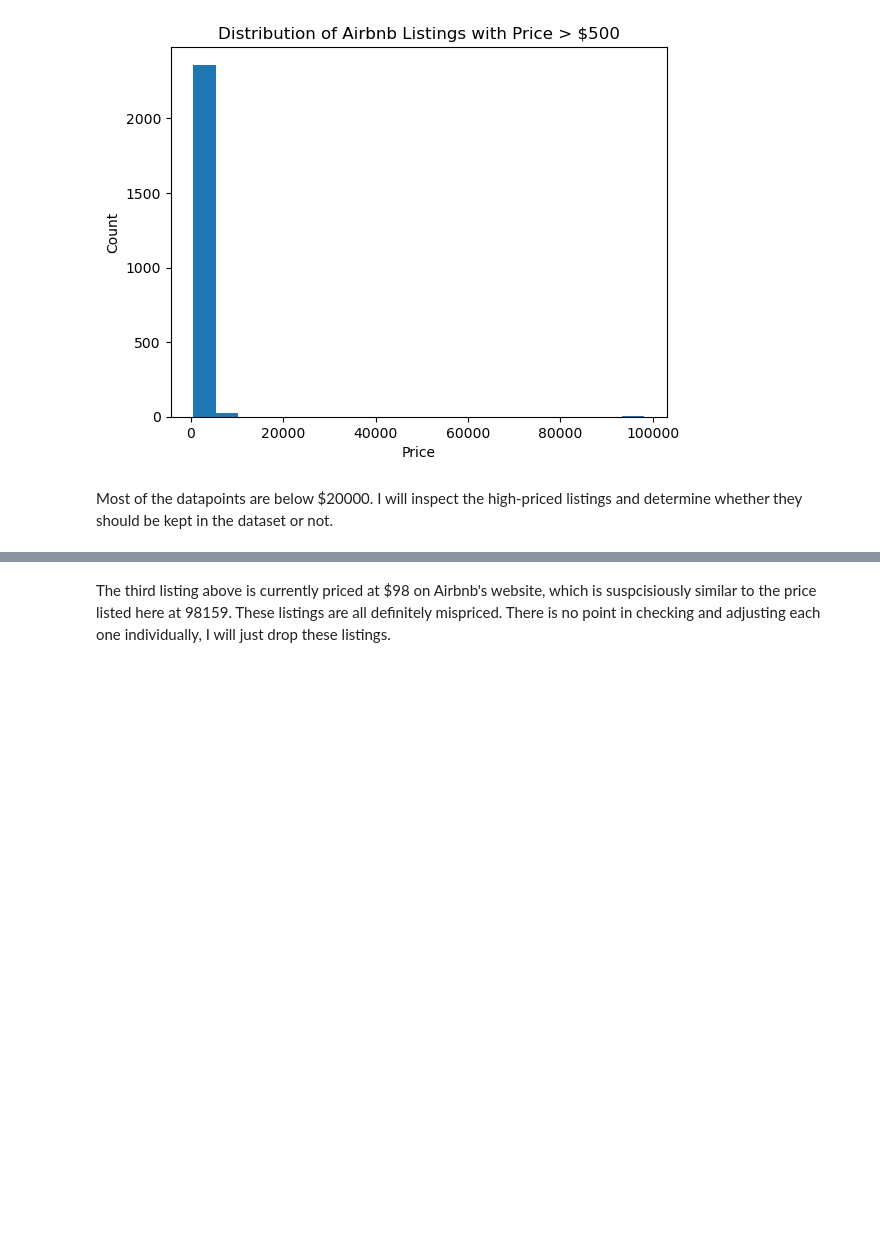
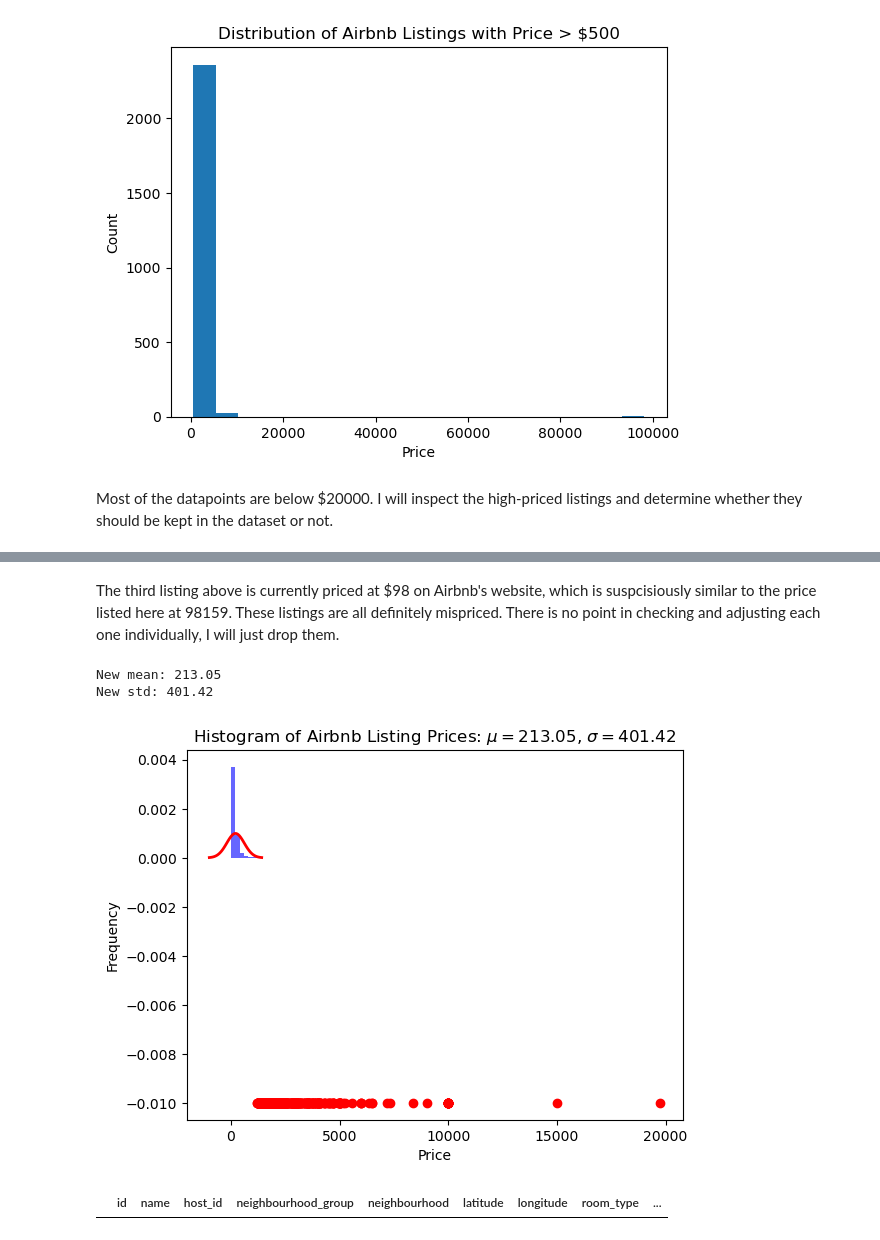
Before and after one commit to n-altawam/Sprinboard, a Jupyter notebook: Capstone 2/EDA.ipynb, the cells around one changed output, grey strips where cells are left out. Cells and saved outputs as stored; diff of their text form; code cells hidden in the pictures; blank space fills up the shorter version.

```diff
--- a/Capstone 2/EDA.ipynb
+++ b/Capstone 2/EDA.ipynb
@@ -143,3 +144,35 @@ high_price_listings
 # %% [markdown]
-The third listing above is currently priced at $98 on Airbnb's website, which is suspcisiously similar to the price listed here at 98159. These listings are all definitely mispriced. There is no point in checking and adjusting each one individually, I will just drop these listings.
+The third listing above is currently priced at $98 on Airbnb's website, which is suspcisiously similar to the price listed here at 98159. These listings are all definitely mispriced. There is no point in checking and adjusting each one individually, I will just drop them.
+# %%
+df = df.drop(df[df.price >= 20000].index)
+print(f"New mean: {np.mean(df.price):.2f}")
+print(f"New std: {np.std(df.price):.2f}")
+# %% [output]
+New mean: 213.05
+New std: 401.42
+# %%
+from scipy.stats import norm
+prices = df.price
+mu, sigma = norm.fit(prices)
+
+x = np.linspace(mu - 3*sigma, mu + 3*sigma, 100)
+y = norm.pdf(x, mu, sigma)
+
+fig, ax = plt.subplots()
+ax.hist(prices, bins=100, density=True, alpha=0.6, color='blue')
+ax.plot(x, y, 'r', linewidth=2)
+ax.set_xlabel('Price')
+ax.set_ylabel('Frequency')
+ax.set_title(r'Histogram of Airbnb Listing Prices: $\mu={:.2f}$, $\sigma={:.2f}$'.format(mu, sigma))
+
+price_outliers = df[df['price'] > sigma*3]['price']
+ax.plot(price_outliers, np.zeros_like(price_outliers) - 0.01, 'ro')
+
+plt.show()
+# %% [output]
+[figure, added]
+# %%
+df[df.price > sigma*3]
+# %% [output]
+|  | id | name | host_id | neighbourhood_group | neighbourhood | latitude | longitude | room_type | ... |
 # %%
```
Also changed, not shown: parts of 19 cells of this notebook.
